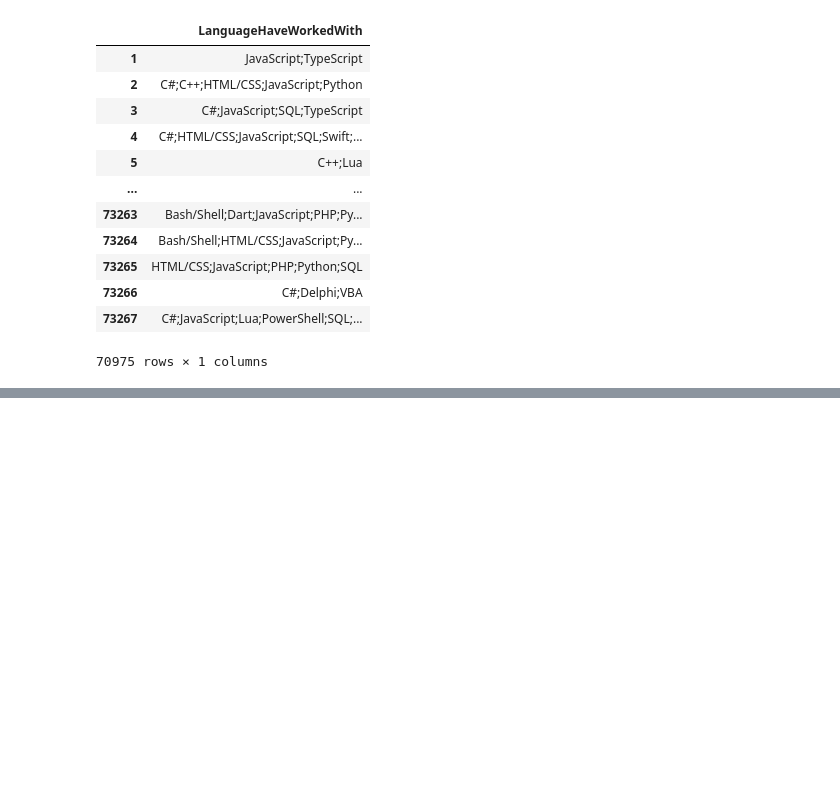
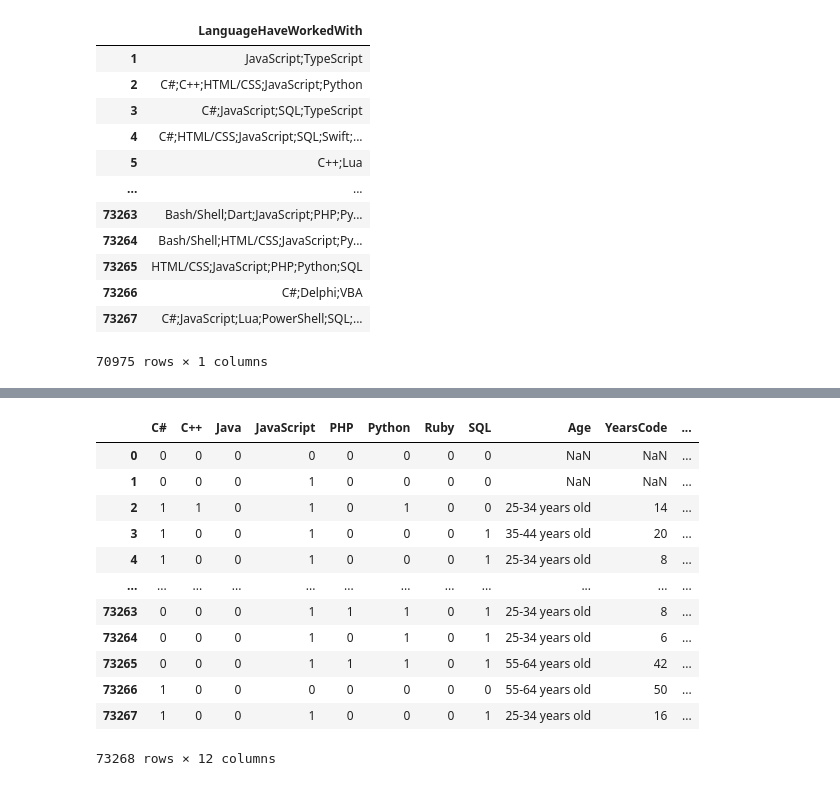
Before and after one commit to imruljubair/Mining-the-Insights-of-SODS, a Jupyter notebook: DataMiningProj.ipynb, the cells around one changed output, grey strips where cells are left out. Saved outputs shown, nothing was run; the diff lists cells and outputs as text; code cells hidden in the pictures; blank space fills up the shorter version.

```diff
--- a/DataMiningProj.ipynb
+++ b/DataMiningProj.ipynb
@@ -728,0 +810,17 @@ frequent_itemsets
+# %%
+edf1 = edf.fillna(0)
+dl = df['LanguageHaveWorkedWith']
+list_one = res
+for k in range(0, len(edf1)):
+    txt = dl[k]
+    if type(txt) == str:
+        list_two = txt.split(";")
+        ids = []
+        for i in range(len(list_two)):
+            for j in range(len(list_one)):
+                if list_two[i]==list_one[j]:
+                    ids.append(j)
+        edf1.iloc[k, ids] = 1
+edf1
+# edf1.to_csv('./edf1.csv')
+# k
@@ -728,0 +858,33 @@ frequent_itemsets
+# %%
+# del edf2
+# edf2 = pd.read_csv('./edf1.csv')
+edf2 = edf1.copy()
+list_cols = ['Age','YearsCode', 'WorkExp', 'ConvertedCompYearly']
+dy = df[list_cols]
+for lc in list_cols:
+    dy = df[lc]
+    edf2.insert(len(edf2.columns), lc, dy)
+# dy = pd.DataFrame(dy)
+# edf2.join(dy)
+# # edf2
+# edf2 = pd.concat([edf2, dy], axis = 1)
+# # dy = df['ConvertedCompYearly']
+# edf2.insert(1, 'ConvertedCompYearly', dy)
+# g = [edf2, dy]
+# g = pd.concat([edf2, dy.reindex(edf2.index)], axis=1)
+# g
+edf2
+# %% [output]
+|  | C# | C++ | Java | JavaScript | PHP | Python | Ruby | SQL | Age | YearsCode | ... |
+| 0 | 0 | 0 | 0 | 0 | 0 | 0 | 0 | 0 | NaN | NaN | ... |
+| 1 | 0 | 0 | 0 | 1 | 0 | 0 | 0 | 0 | NaN | NaN | ... |
+| 2 | 1 | 1 | 0 | 1 | 0 | 1 | 0 | 0 | 25-34 years old | 14 | ... |
+| 3 | 1 | 0 | 0 | 1 | 0 | 0 | 0 | 1 | 35-44 years old | 20 | ... |
+| 4 | 1 | 0 | 0 | 1 | 0 | 0 | 0 | 1 | 25-34 years old | 8 | ... |
+| ... | ... | ... | ... | ... | ... | ... | ... | ... | ... | ... | ... |
+| 73263 | 0 | 0 | 0 | 1 | 1 | 1 | 0 | 1 | 25-34 years old | 8 | ... |
+| 73264 | 0 | 0 | 0 | 1 | 0 | 1 | 0 | 1 | 25-34 years old | 6 | ... |
+| 73265 | 0 | 0 | 0 | 1 | 1 | 1 | 0 | 1 | 55-64 years old | 42 | ... |
+| 73266 | 1 | 0 | 0 | 0 | 0 | 0 | 0 | 0 | 55-64 years old | 50 | ... |
+| 73267 | 1 | 0 | 0 | 1 | 0 | 0 | 0 | 1 | 25-34 years old | 16 | ... |
+73268 rows × 12 columns
```
Also changed, not shown: parts of 32 cells of this notebook.
